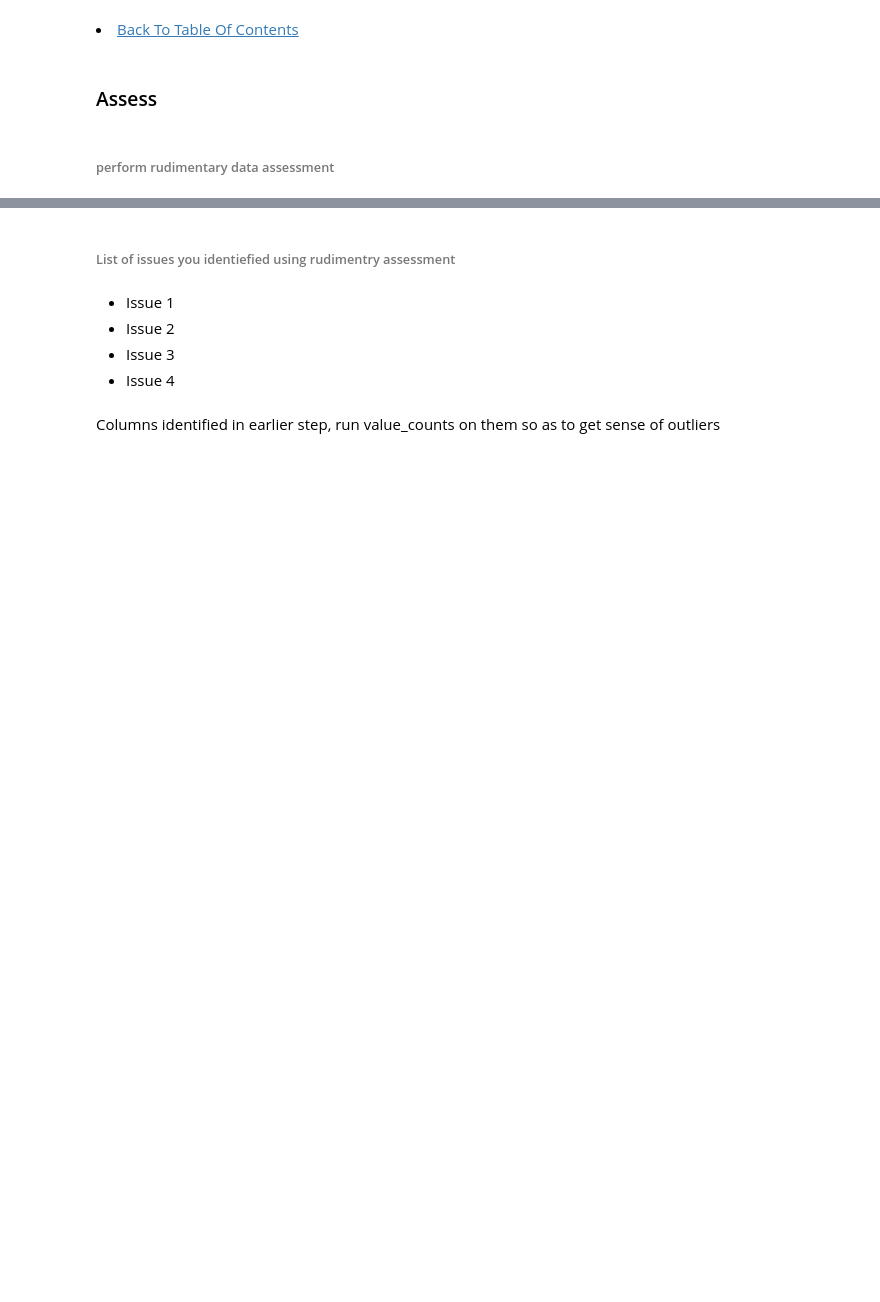
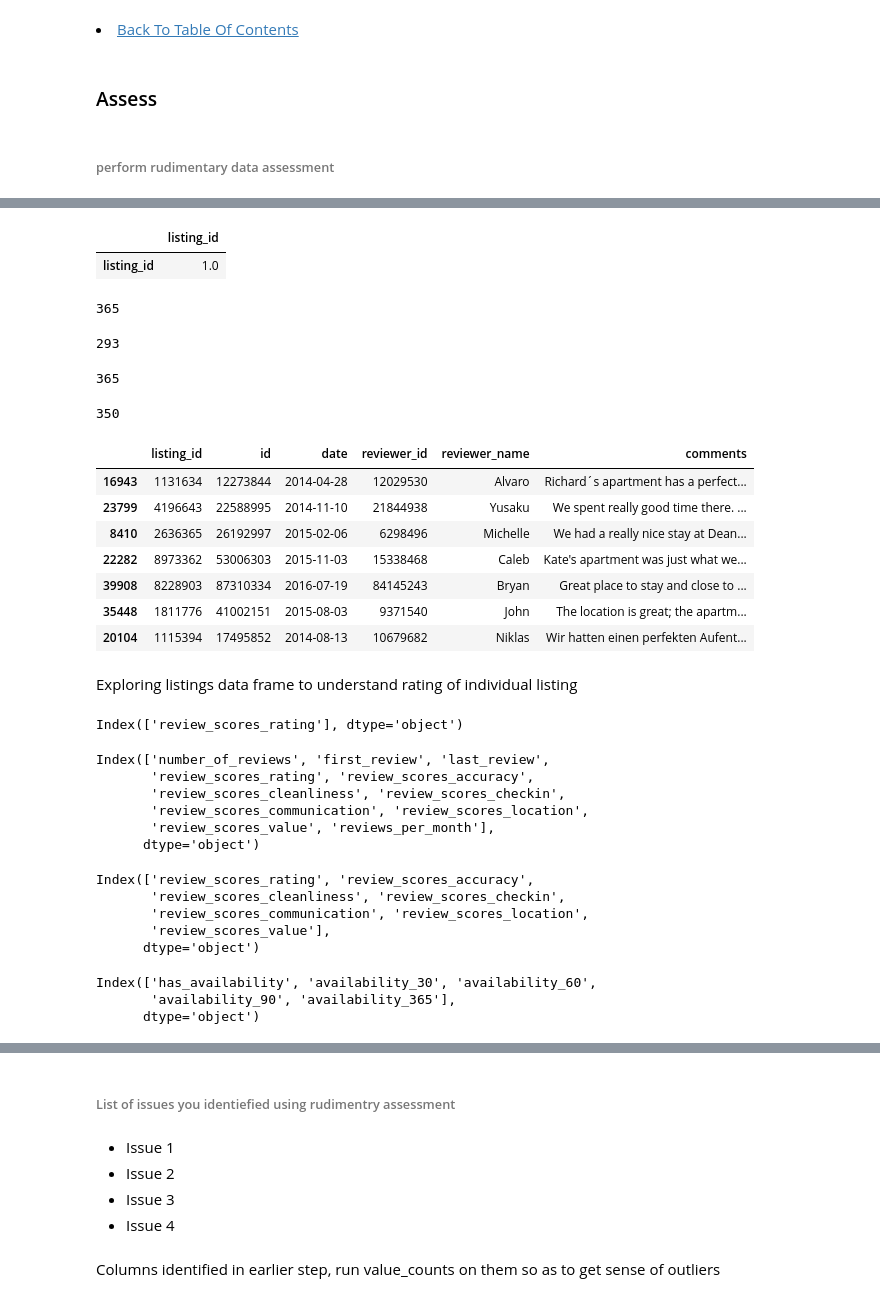
Before and after one commit to sdaphtardar/airbnb_dataset_analysis, a Jupyter notebook: AirBnB_Data_Analysis.ipynb, the cells around one changed output, grey strips where cells are left out. Saved outputs shown, nothing was run; the diff lists cells and outputs as text; code cells hidden in the pictures; blank space fills up the shorter version.

Commit message:
Continue data exploration

```diff
--- a/AirBnB_Data_Analysis.ipynb
+++ b/AirBnB_Data_Analysis.ipynb
@@ -84,2 +245,61 @@ df_name.describe()
 # %%
-df_name.corr()
+df_boston_calendar.corr()
+# %% [output]
+|  | listing_id |
+| listing_id | 1.0 |
+# %%
+len(df_boston_calendar[(df_boston_calendar.listing_id==994138)])
+# %% [output]
+365
+# %%
+len(df_boston_calendar[(df_boston_calendar.listing_id==994138) & (df_boston_calendar.available=='t')])
+# %% [output]
+293
+# %%
+len(df_boston_calendar[df_boston_calendar.listing_id==197146])
+# %% [output]
+365
+# %%
+len(df_boston_calendar[(df_boston_calendar.listing_id==197146) & (df_boston_calendar.available=='t')])
+# %% [output]
+350
+# %%
+df_boston_reviews.sample(7)
+# %% [output]
+|  | listing_id | id | date | reviewer_id | reviewer_name | comments |
+| 16943 | 1131634 | 12273844 | 2014-04-28 | 12029530 | Alvaro | Richard´s apartment has a perfect... |
+| 23799 | 4196643 | 22588995 | 2014-11-10 | 21844938 | Yusaku | We spent really good time there. ... |
+| 8410 | 2636365 | 26192997 | 2015-02-06 | 6298496 | Michelle | We had a really nice stay at Dean... |
+| 22282 | 8973362 | 53006303 | 2015-11-03 | 15338468 | Caleb | Kate's apartment was just what we... |
+| 39908 | 8228903 | 87310334 | 2016-07-19 | 84145243 | Bryan | Great place to stay and close to ... |
+| 35448 | 1811776 | 41002151 | 2015-08-03 | 9371540 | John | The location is great; the apartm... |
+| 20104 | 1115394 | 17495852 | 2014-08-13 | 10679682 | Niklas | Wir hatten einen perfekten Aufent... |
+# %% [markdown]
+Exploring listings data frame to understand rating of individual listing
+# %%
+df_boston_listings.columns[df_boston_listings.columns.str.contains('ating')]
+# %% [output]
+Index(['review_scores_rating'], dtype='object')
+# %%
+df_boston_listings.columns[df_boston_listings.columns.str.contains('eview')]
+# %% [output]
+Index(['number_of_reviews', 'first_review', 'last_review',
+       'review_scores_rating', 'review_scores_accuracy',
+       'review_scores_cleanliness', 'review_scores_checkin',
+       'review_scores_communication', 'review_scores_location',
+       'review_scores_value', 'reviews_per_month'],
+      dtype='object')
+# %%
+df_boston_listings.columns[df_boston_listings.columns.str.contains('core')]
+# %% [output]
+Index(['review_scores_rating', 'review_scores_accuracy',
+       'review_scores_cleanliness', 'review_scores_checkin',
+       'review_scores_communication', 'review_scores_location',
+       'review_scores_value'],
+      dtype='object')
+# %%
+df_boston_listings.columns[df_boston_listings.columns.str.contains('vailab')]
+# %% [output]
+Index(['has_availability', 'availability_30', 'availability_60',
+       'availability_90', 'availability_365'],
+      dtype='object')
```
Also changed, not shown: parts of 44 cells of this notebook.
